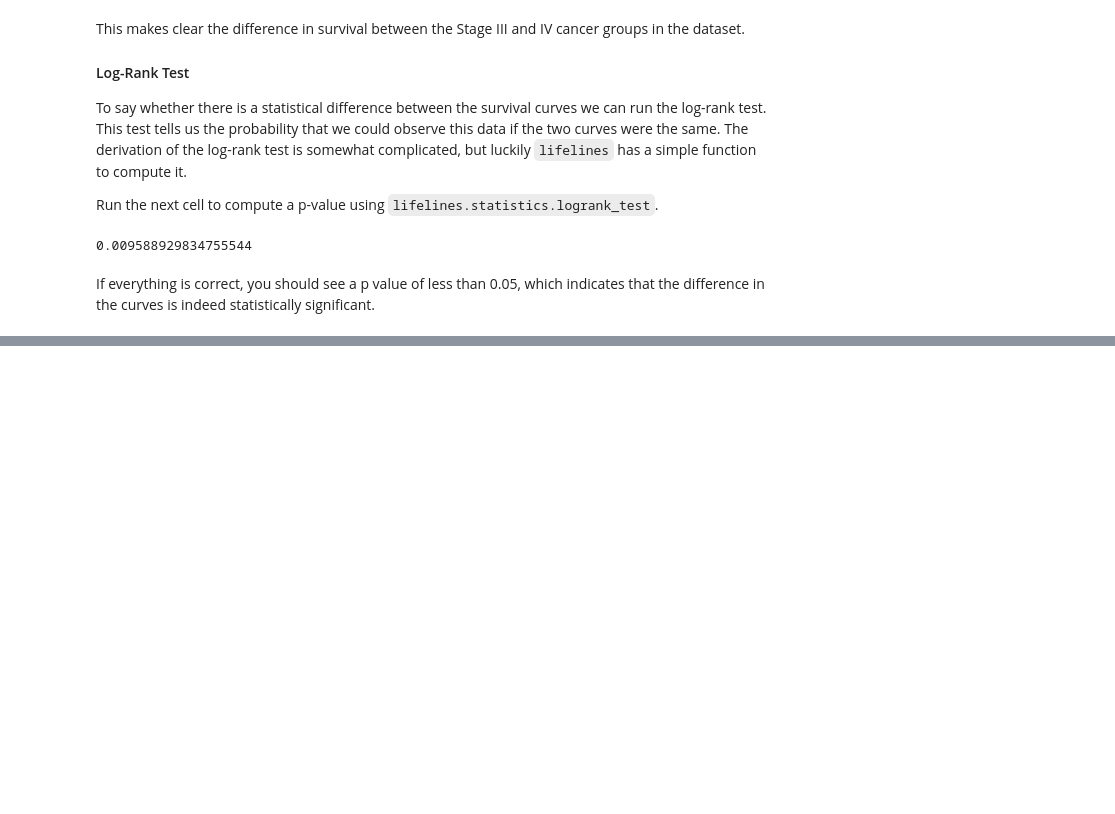
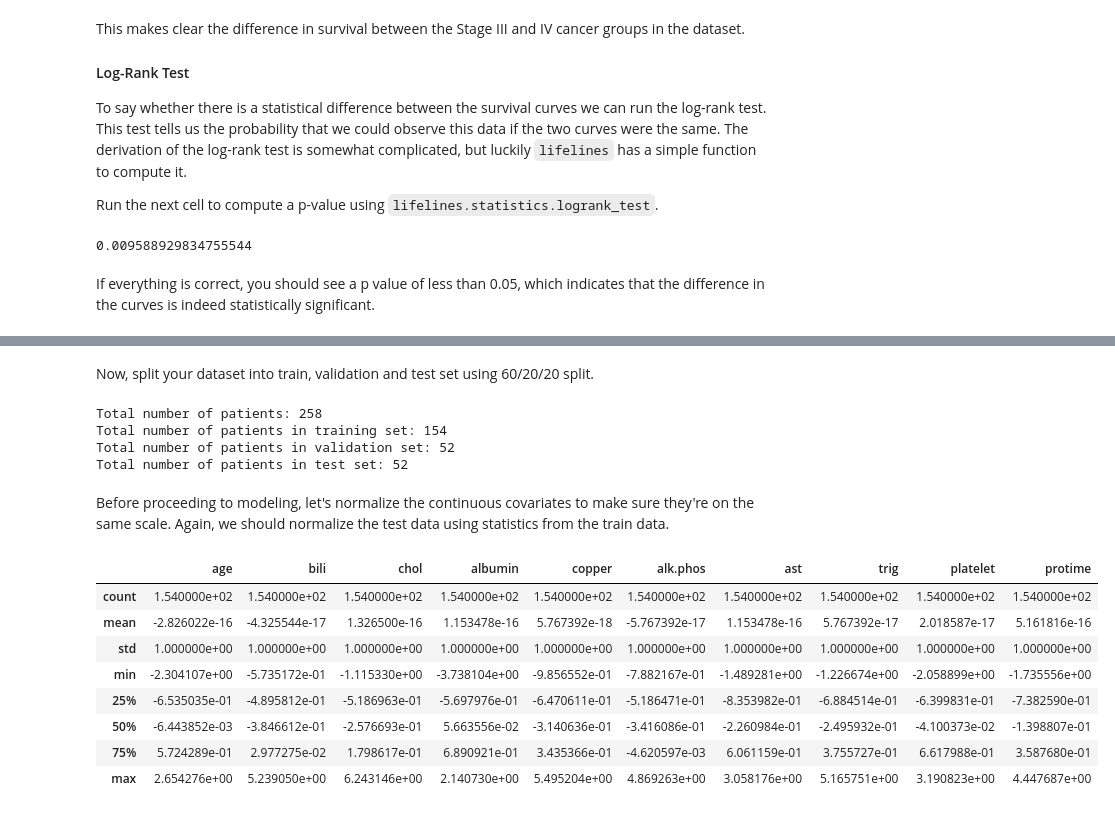
Before and after one commit to NikolayLenkovNikolaev/SoftUni, a Jupyter notebook: Presentation_1_0.ipynb, the cells around one changed output, grey strips where cells are left out. Saved outputs shown, nothing was run; the diff lists cells and outputs as text; code cells hidden in the pictures; blank space fills up the shorter version.

```diff
--- a/Presentation_1_0.ipynb
+++ b/Presentation_1_0.ipynb
@@ -1169,0 +1941,20 @@ If everything is correct, you should see a p value of less than 0.05, which indi
+# %%
+import os
+
+import pandas as pd
+
+__location__ = "/content/drive/MyDrive/SoftUni/notebooks/W4A1/data/"
+# %%
+def load_data():
+    df = pd.read_csv(os.path.join(__location__, 'pbc.csv'))
+    df = df.drop('id', axis=1)
+    df = df[df.status != 1]
+    df.loc[:, 'status'] = df.status / 2.0
+    df.loc[:, 'time'] = df.time / 365.0
+    df.loc[:, 'trt'] = df.trt - 1
+    df.loc[:, 'sex'] = df.sex.map({'f':0.0, 'm':1.0})
+    df = df.dropna(axis=0)
+
+    return df
+# %%
+df = load_data()
@@ -1169,0 +1998,37 @@ If everything is correct, you should see a p value of less than 0.05, which indi
+# %% [markdown]
+Now, split your dataset into train, validation and test set using 60/20/20 split.
+# %%
+np.random.seed(0)
+df_dev, df_test = train_test_split(df, test_size = 0.2)
+df_train, df_val = train_test_split(df_dev, test_size = 0.25)
+
+print("Total number of patients:", df.shape[0])
+print("Total number of patients in training set:", df_train.shape[0])
+print("Total number of patients in validation set:", df_val.shape[0])
+print("Total number of patients in test set:", df_test.shape[0])
+# %% [output]
+Total number of patients: 258
+Total number of patients in training set: 154
+Total number of patients in validation set: 52
+Total number of patients in test set: 52
+# %% [markdown]
+Before proceeding to modeling, let's normalize the continuous covariates to make sure they're on the same scale. Again, we should normalize the test data using statistics from the train data.
+# %%
+continuous_columns = ['age', 'bili', 'chol', 'albumin', 'copper', 'alk.phos', 'ast', 'trig', 'platelet', 'protime']
+mean = df_train.loc[:, continuous_columns].mean()
+std = df_train.loc[:, continuous_columns].std()
+df_train.loc[:, continuous_columns] = (df_train.loc[:, continuous_columns] - mean) / std
+df_val.loc[:, continuous_columns] = (df_val.loc[:, continuous_columns] - mean) / std
+df_test.loc[:, continuous_columns] = (df_test.loc[:, continuous_columns] - mean) / std
+
+df_train.loc[:, continuous_columns].describe()
+# %% [output]
+|  | age | bili | chol | albumin | copper | alk.phos | ast | trig | platelet | protime |
+| count | 1.540000e+02 | 1.540000e+02 | 1.540000e+02 | 1.540000e+02 | 1.540000e+02 | 1.540000e+02 | 1.540000e+02 | 1.540000e+02 | 1.540000e+02 | 1.540000e+02 |
+| mean | -2.826022e-16 | -4.325544e-17 | 1.326500e-16 | 1.153478e-16 | 5.767392e-18 | -5.767392e-17 | 1.153478e-16 | 5.767392e-17 | 2.018587e-17 | 5.161816e-16 |
+| std | 1.000000e+00 | 1.000000e+00 | 1.000000e+00 | 1.000000e+00 | 1.000000e+00 | 1.000000e+00 | 1.000000e+00 | 1.000000e+00 | 1.000000e+00 | 1.000000e+00 |
+| min | -2.304107e+00 | -5.735172e-01 | -1.115330e+00 | -3.738104e+00 | -9.856552e-01 | -7.882167e-01 | -1.489281e+00 | -1.226674e+00 | -2.058899e+00 | -1.735556e+00 |
+| 25% | -6.535035e-01 | -4.895812e-01 | -5.186963e-01 | -5.697976e-01 | -6.470611e-01 | -5.186471e-01 | -8.353982e-01 | -6.884514e-01 | -6.399831e-01 | -7.382590e-01 |
+| 50% | -6.443852e-03 | -3.846612e-01 | -2.576693e-01 | 5.663556e-02 | -3.140636e-01 | -3.416086e-01 | -2.260984e-01 | -2.495932e-01 | -4.100373e-02 | -1.398807e-01 |
+| 75% | 5.724289e-01 | 2.977275e-02 | 1.798617e-01 | 6.890921e-01 | 3.435366e-01 | -4.620597e-03 | 6.061159e-01 | 3.755727e-01 | 6.617988e-01 | 3.587680e-01 |
+| max | 2.654276e+00 | 5.239050e+00 | 6.243146e+00 | 2.140730e+00 | 5.495204e+00 | 4.869263e+00 | 3.058176e+00 | 5.165751e+00 | 3.190823e+00 | 4.447687e+00 |
```
Also changed, not shown: parts of 110 cells of this notebook.
